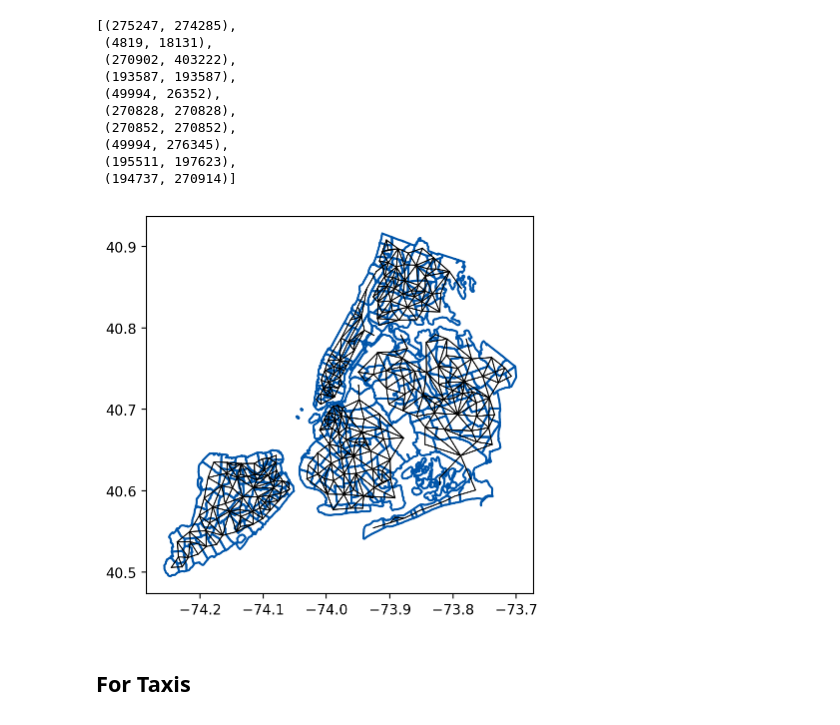
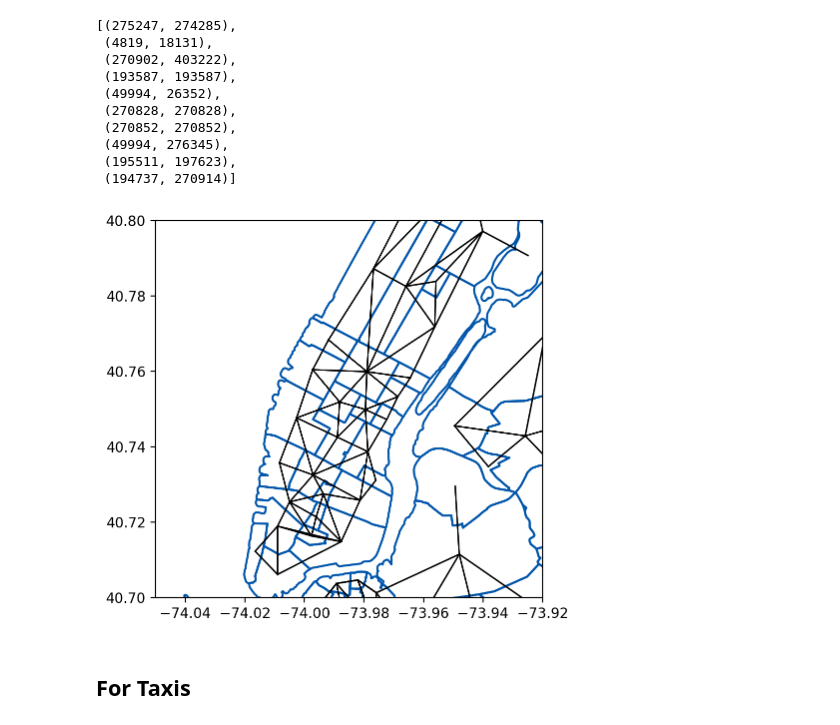
Before and after one commit to ds1004-sp17/ds1004, a Jupyter notebook: deliverable2/compare_areas.ipynb, the cells around one changed output. Cells and saved outputs as stored; diff of their text form; code cells hidden in the pictures.

Commit message:
update figures

```diff
--- a/deliverable2/compare_areas.ipynb
+++ b/deliverable2/compare_areas.ipynb
@@ -91,3 +91,25 @@ plt.legend(handles=[z_patch, t_patch], loc='best')
 plt.show()
 # %% [output]
 [figure]
+# %%
+# Closeup plot.
+z_patch = mpatches.Patch(facecolor='white', edgecolor=z_col, label='Zillow')
+t_patch = mpatches.Patch(facecolor='white', edgecolor=t_col, label='TLC')
+
+def plot(shape, **kwargs):
+    if shape.type == 'MultiPolygon':
+        for g in shape.geoms:
+            plot(g, **kwargs)
+    else:
+        x, y = shape.exterior.xy
+        plt.plot(x ,y, **kwargs)
+
+plt.figure(figsize=(5, 5))
+[plot(z.shape, color=z_col, linewidth=1.5) for z in z_hoods_shapes]
+[plot(t.shape, color=t_col, linewidth=1.2) for t in taxi_zones_shapes]
+
+plt.xlim(-74.05, -73.92)
+plt.ylim(40.7, 40.8)
+
+plt.legend(handles=[z_patch, t_patch], loc='best')
+plt.show()
@@ -155,22 +179,25 @@ z_edges[:10]
 # %%
 len(z_edges)
 zset = set(z_edges)
 plt.figure(figsize=(5, 5))
 [plot(z.shape, color=z_col, linewidth=1.5) for z in z_hoods_shapes]
 for za in z_hoods_shapes:
     ida = int(za.properties['RegionID'])
     cax, cay = za.shape.centroid.xy
     for zb in z_hoods_shapes:
         idb = int(zb.properties['RegionID'])
         cbx, cby = zb.shape.centroid.xy
         k1 = (ida, idb)
         k2 = (idb, ida)
         if k1 in zset or k2 in zset:
-            plt.plot([cax[0], cbx[0]], [cay[0], cby[0]], color='k', linewidth=0.7)
+            plt.plot([cax[0], cbx[0]], [cay[0], cby[0]], color='k', linewidth=1.0)
+
+plt.xlim(-74.05, -73.92)
+plt.ylim(40.7, 40.8)
 
 plt.show()
 # %% [output]
-[figure, old version]
+[figure, new version]
 # %%
 import json
 json.dump(z_edges, open('ZillowNeighborhoods_RegionID_edges.json', 'w'))
```
Also changed, not shown: parts of 2 cells of this notebook.
